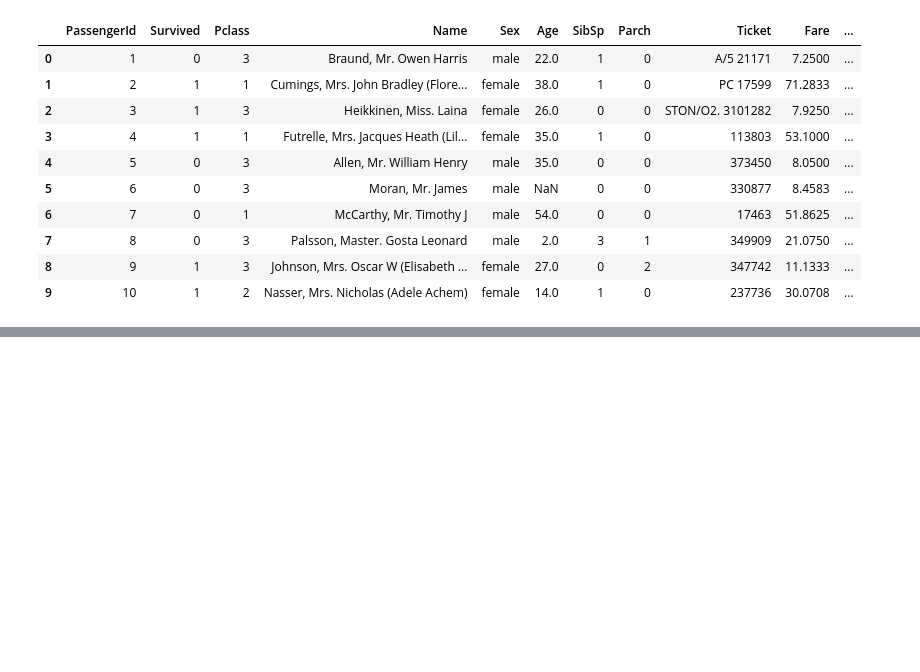
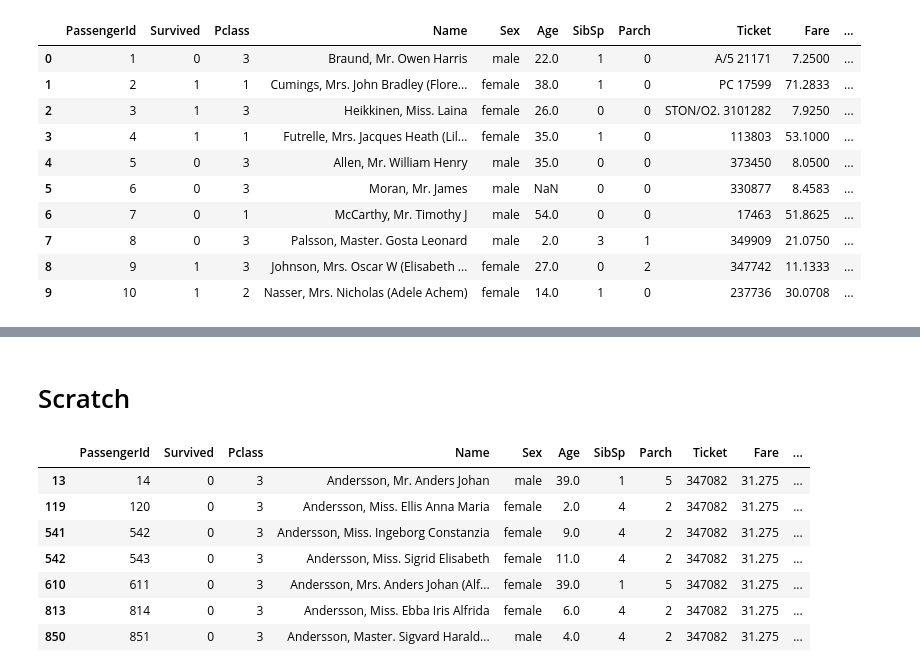
Before and after one commit to 1ashgarg/titanic, a Jupyter notebook: dev/explore_data.ipynb, the cells around one changed output, grey strips where cells are left out. Saved outputs shown, nothing was run; the diff lists cells and outputs as text; code cells hidden in the pictures; blank space fills up the shorter version.

```diff
--- a/dev/explore_data.ipynb
+++ b/dev/explore_data.ipynb
@@ -20,0 +123,13 @@ train_df.head(10)
+# %% [markdown]
+# Scratch
+# %%
+train_df[train_df['Ticket'] == '347082']
+# %% [output]
+|  | PassengerId | Survived | Pclass | Name | Sex | Age | SibSp | Parch | Ticket | Fare | ... |
+| 13 | 14 | 0 | 3 | Andersson, Mr. Anders Johan | male | 39.0 | 1 | 5 | 347082 | 31.275 | ... |
+| 119 | 120 | 0 | 3 | Andersson, Miss. Ellis Anna Maria | female | 2.0 | 4 | 2 | 347082 | 31.275 | ... |
+| 541 | 542 | 0 | 3 | Andersson, Miss. Ingeborg Constanzia | female | 9.0 | 4 | 2 | 347082 | 31.275 | ... |
+| 542 | 543 | 0 | 3 | Andersson, Miss. Sigrid Elisabeth | female | 11.0 | 4 | 2 | 347082 | 31.275 | ... |
+| 610 | 611 | 0 | 3 | Andersson, Mrs. Anders Johan (Alf... | female | 39.0 | 1 | 5 | 347082 | 31.275 | ... |
+| 813 | 814 | 0 | 3 | Andersson, Miss. Ebba Iris Alfrida | female | 6.0 | 4 | 2 | 347082 | 31.275 | ... |
+| 850 | 851 | 0 | 3 | Andersson, Master. Sigvard Harald... | male | 4.0 | 4 | 2 | 347082 | 31.275 | ... |
```
Also changed, not shown: parts of 8 cells of this notebook.
